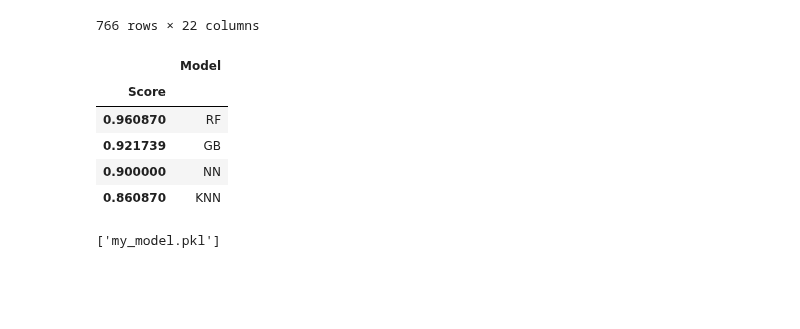
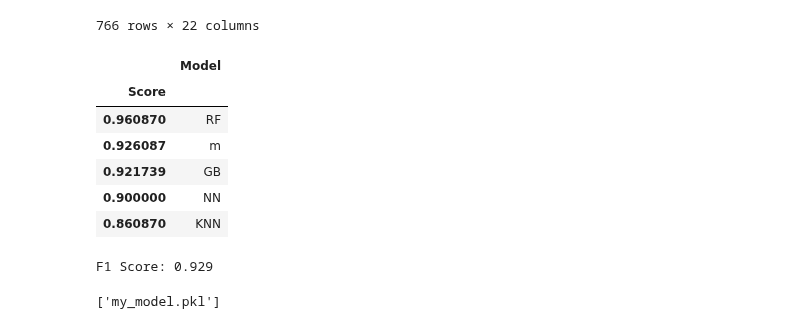
Before and after one commit to henrymmarques/MLProject, a Jupyter notebook: Group03 - ML Project.ipynb, the cells around one changed output. Cells and saved outputs as stored; diff of their text form; code cells hidden in the pictures; blank space fills up the shorter version.

```diff
--- a/Group03 - ML Project.ipynb
+++ b/Group03 - ML Project.ipynb
@@ -682,6 +734,19 @@ GB_score = GB.score(X_test,y_test)
 GB.score(X_train,y_train)
 # %% [output]
 0.9944029850746269
+# %%
+from xgboost import XGBClassifier
+
+m = XGBClassifier(
+    max_depth=5,
+    gamma=1,
+    eta=0.7,
+    reg_alpha=0.7,
+    reg_lambda=0.7
+)
+m.fit(X_train, y_train)
+m_score = m.score(X_test, y_test)
+# m.predict_proba(test[labels])[:,1]
 # %%
 train_data
 # %% [output]
@@ -701,17 +766,23 @@ train_data
 766 rows × 22 columns
 # %%
 results = pd.DataFrame({
-    'Model': ['NN','KNN','RF','GB'],
-    'Score': [NN_score,KNN_score,RF_score,GB_score]})
+    'Model': ['NN','KNN','RF','GB', 'm'],
+    'Score': [NN_score,KNN_score,RF_score,GB_score, m_score]})
 result_df = results.sort_values(by='Score', ascending=False)
 result_df = result_df.set_index('Score')
 result_df.head()
 # %% [output]
 |  | Model |
 | Score |  |
 | 0.960870 | RF |
+| 0.926087 | m |
 | 0.921739 | GB |
 | 0.900000 | NN |
 | 0.860870 | KNN |
+# %%
+y_pred = m.predict(X_test)
+print('F1 Score: %.3f' % f1_score(y_test, y_pred))
+# %% [output]
+F1 Score: 0.929
 # %%
 import joblib
```
Also changed, not shown: parts of 6 cells of this notebook, 10 other files.
